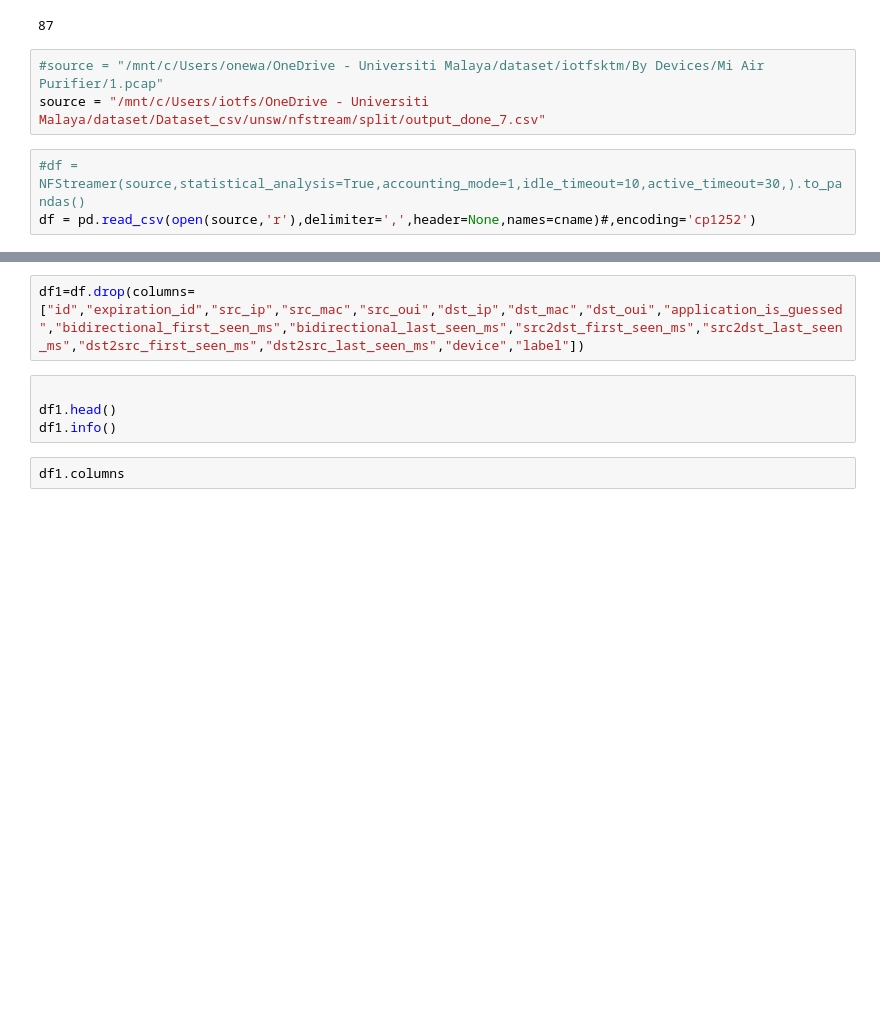
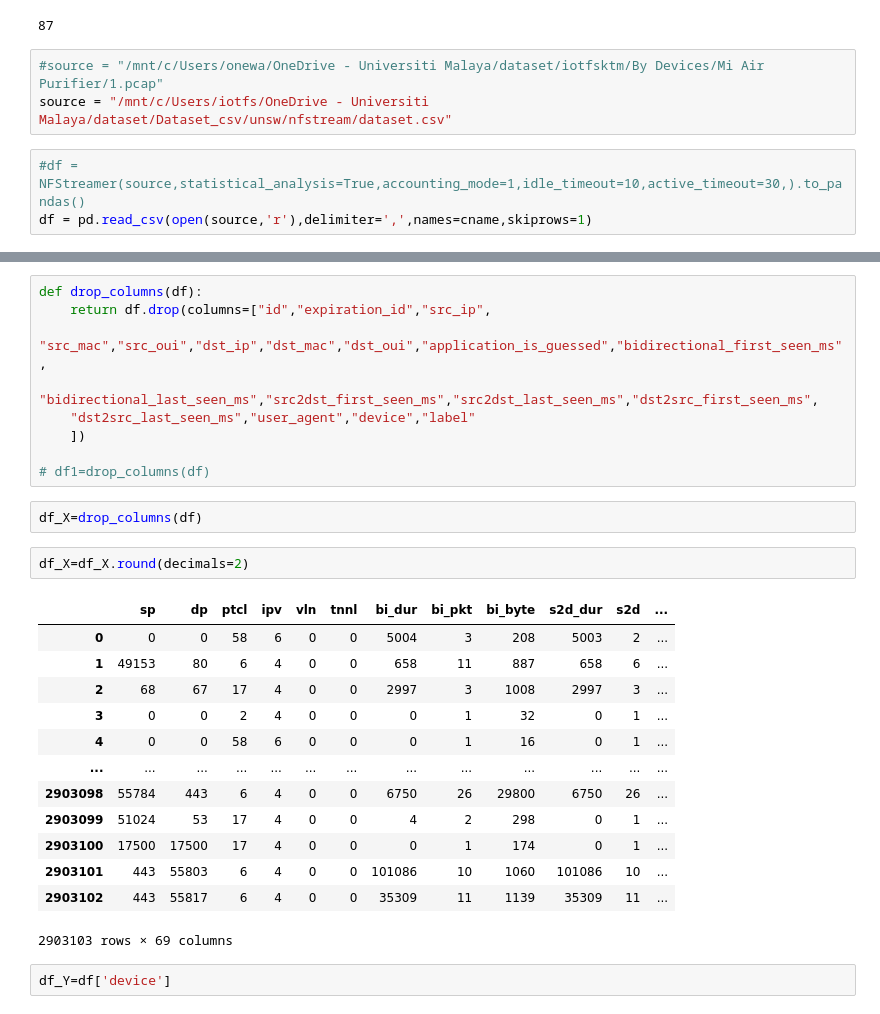
Before and after one commit to fdaus/transformer, a Jupyter notebook: CorpusfromCSV.ipynb, the cells around one changed output, grey strips where cells are left out. Cells and saved outputs as stored; diff of their text form; blank space fills up the shorter version.

```diff
--- a/CorpusfromCSV.ipynb
+++ b/CorpusfromCSV.ipynb
@@ -79,8 +77,8 @@ len(cname)
 87
 # %%
 #source = "/mnt/c/Users/onewa/OneDrive - Universiti Malaya/dataset/iotfsktm/By Devices/Mi Air Purifier/1.pcap"
-source = "/mnt/c/Users/iotfs/OneDrive - Universiti Malaya/dataset/Dataset_csv/unsw/nfstream/split/output_done_7.csv"
+source = "/mnt/c/Users/iotfs/OneDrive - Universiti Malaya/dataset/Dataset_csv/unsw/nfstream/dataset.csv"
 # %%
 #df = NFStreamer(source,statistical_analysis=True,accounting_mode=1,idle_timeout=10,active_timeout=30,).to_pandas()
-df = pd.read_csv(open(source,'r'),delimiter=',',header=None,names=cname)#,encoding='cp1252')
+df = pd.read_csv(open(source,'r'),delimiter=',',names=cname,skiprows=1)
 # %%
@@ -108,8 +133,29 @@ Index(['id', 'expiration_id', 'src_ip', 'src_mac', 'src_oui', 'sp', 'dst_ip',
 # %%
-df1=df.drop(columns=["id","expiration_id","src_ip","src_mac","src_oui","dst_ip","dst_mac","dst_oui","application_is_guessed","bidirectional_first_seen_ms","bidirectional_last_seen_ms","src2dst_first_seen_ms","src2dst_last_seen_ms","dst2src_first_seen_ms","dst2src_last_seen_ms","device","label"])
+def drop_columns(df):
+    return df.drop(columns=["id","expiration_id","src_ip",
+    "src_mac","src_oui","dst_ip","dst_mac","dst_oui","application_is_guessed","bidirectional_first_seen_ms",
+    "bidirectional_last_seen_ms","src2dst_first_seen_ms","src2dst_last_seen_ms","dst2src_first_seen_ms",
+    "dst2src_last_seen_ms","user_agent","device","label"
+    ])
+
+# df1=drop_columns(df)
-# %%
-
-df1.head()
-df1.info()
-# %%
-df1.columns
+# %%
+df_X=drop_columns(df)
+# %%
+df_X=df_X.round(decimals=2)
+# %% [output]
+|  | sp | dp | ptcl | ipv | vln | tnnl | bi_dur | bi_pkt | bi_byte | s2d_dur | s2d | ... |
+| 0 | 0 | 0 | 58 | 6 | 0 | 0 | 5004 | 3 | 208 | 5003 | 2 | ... |
+| 1 | 49153 | 80 | 6 | 4 | 0 | 0 | 658 | 11 | 887 | 658 | 6 | ... |
+| 2 | 68 | 67 | 17 | 4 | 0 | 0 | 2997 | 3 | 1008 | 2997 | 3 | ... |
+| 3 | 0 | 0 | 2 | 4 | 0 | 0 | 0 | 1 | 32 | 0 | 1 | ... |
+| 4 | 0 | 0 | 58 | 6 | 0 | 0 | 0 | 1 | 16 | 0 | 1 | ... |
+| ... | ... | ... | ... | ... | ... | ... | ... | ... | ... | ... | ... | ... |
+| 2903098 | 55784 | 443 | 6 | 4 | 0 | 0 | 6750 | 26 | 29800 | 6750 | 26 | ... |
+| 2903099 | 51024 | 53 | 17 | 4 | 0 | 0 | 4 | 2 | 298 | 0 | 1 | ... |
+| 2903100 | 17500 | 17500 | 17 | 4 | 0 | 0 | 0 | 1 | 174 | 0 | 1 | ... |
+| 2903101 | 443 | 55803 | 6 | 4 | 0 | 0 | 101086 | 10 | 1060 | 101086 | 10 | ... |
+| 2903102 | 443 | 55817 | 6 | 4 | 0 | 0 | 35309 | 11 | 1139 | 35309 | 11 | ... |
+2903103 rows × 69 columns
+# %%
+df_Y=df['device']
```
Also changed, not shown: parts of 24 cells of this notebook, 1 other file.
